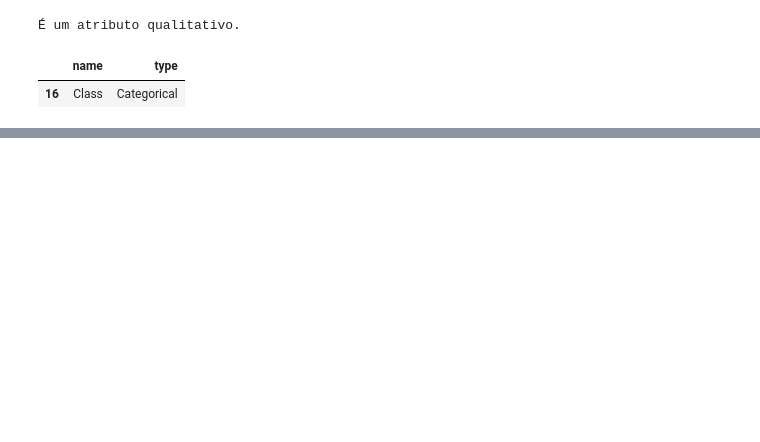
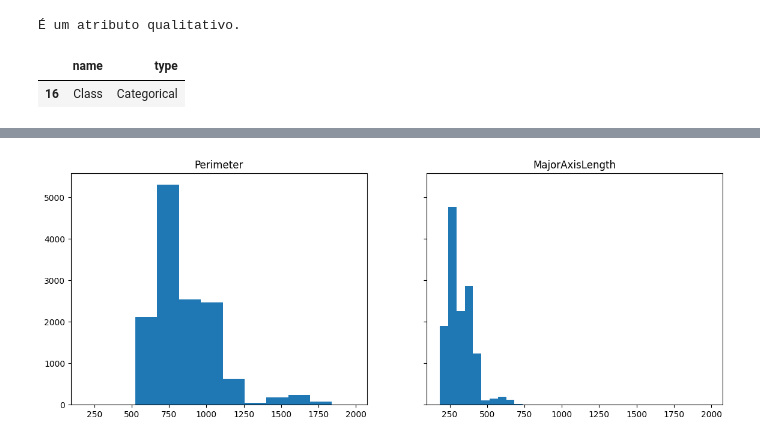
Before and after one commit to ViniciusCastroCoutinho/RNA_PP2.2, a Jupyter notebook: PP2_2_1_Conhecendo_o_Conjunto_de_Dados.ipynb, the cells around one changed output, grey strips where cells are left out. Saved outputs shown, nothing was run; the diff lists cells and outputs as text; code cells hidden in the pictures; blank space fills up the shorter version.

```diff
--- a/PP2_2_1_Conhecendo_o_Conjunto_de_Dados.ipynb
+++ b/PP2_2_1_Conhecendo_o_Conjunto_de_Dados.ipynb
@@ -181,0 +265,10 @@ dtype: object
+# %%
+# Order 1000
+ncols = 2
+_, axes = plt.subplots(1, ncols=ncols, figsize=(14, 5), sharey=True, sharex=True)
+
+for attribute, i in zip(order100, range(ncols)):
+    axes[i].hist(df2[attribute])
+    axes[i].set_title(attribute)
+# %% [output]
+[figure, added]
```
Also changed, not shown: parts of 31 cells of this notebook.
